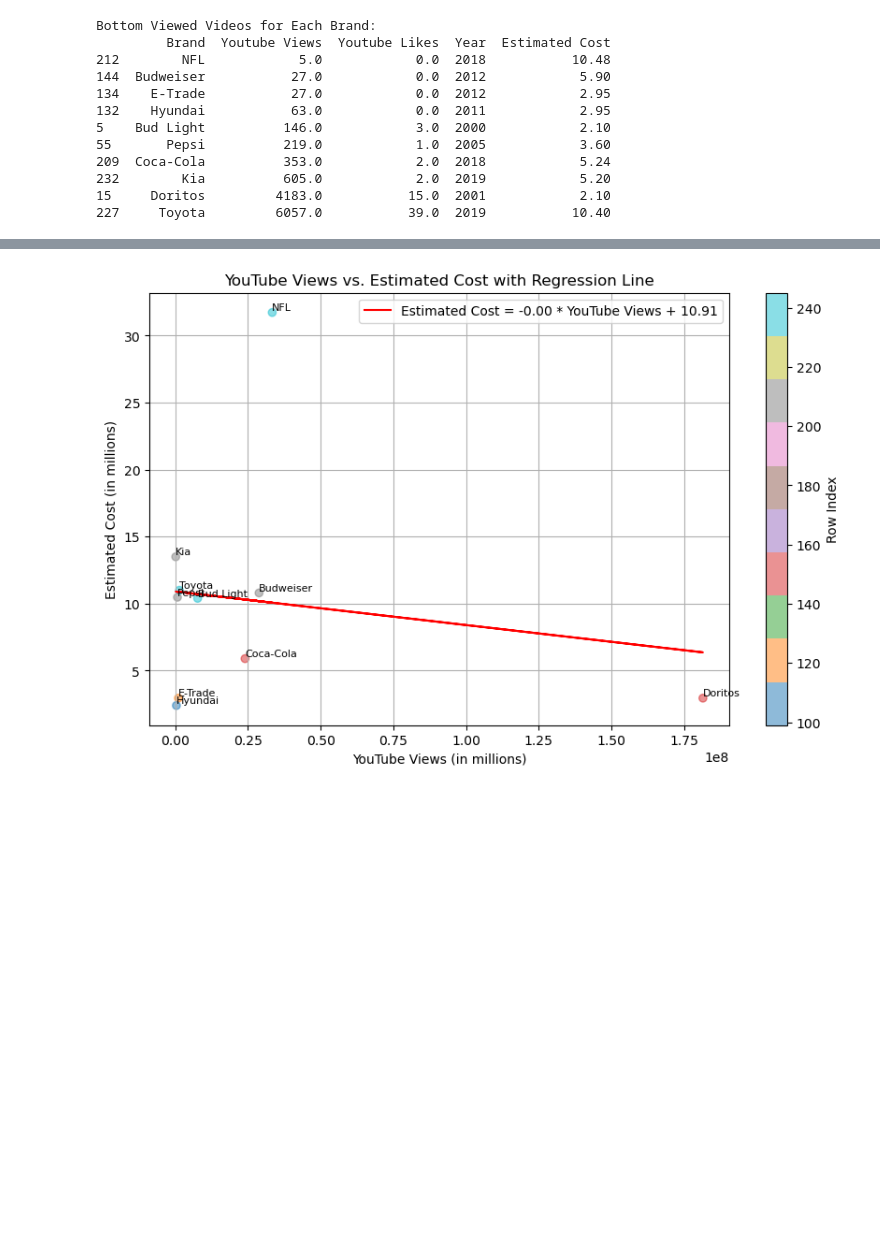
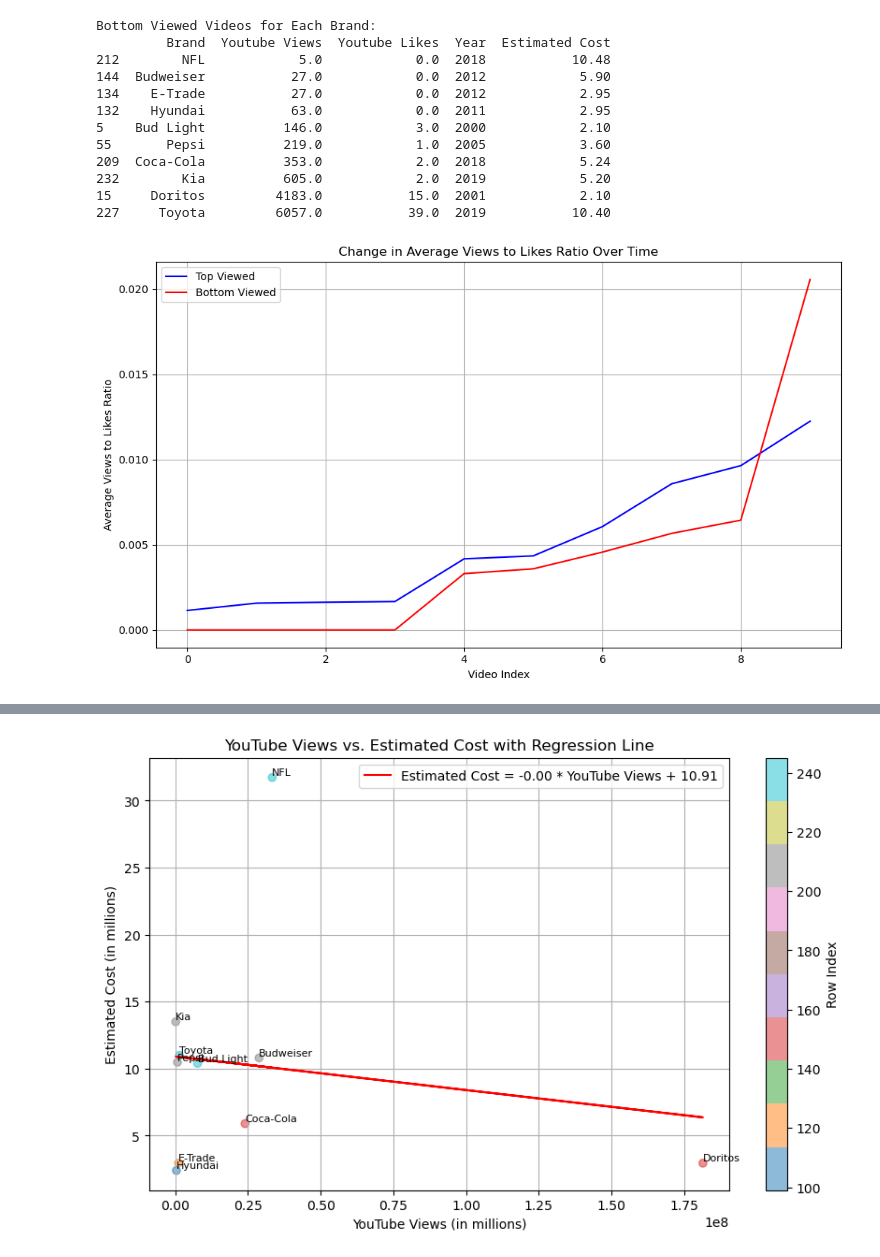
Before and after one commit to Dference/Project-1, a Jupyter notebook: superbowl.ipynb, the cells around one changed output, grey strips where cells are left out. Saved outputs shown, nothing was run; the diff lists cells and outputs as text; code cells hidden in the pictures; blank space fills up the shorter version.

```diff
--- a/superbowl.ipynb
+++ b/superbowl.ipynb
@@ -110,3 +110,33 @@ Bottom Viewed Videos for Each Brand:
 232        Kia          605.0            2.0  2019            5.20
 15     Doritos         4183.0           15.0  2001            2.10
 227     Toyota         6057.0           39.0  2019           10.40
+# %%
+
+# Calculate the average views to likes ratio for top viewed videos
+top_views_ratio = top_views_videos_sorted['Youtube Likes'] / top_views_videos_sorted['Youtube Views']
+
+# Calculate the average views to likes ratio for bottom viewed videos
+bottom_views_ratio = bottom_views_videos_sorted['Youtube Likes'] / bottom_views_videos_sorted['Youtube Views']
+
+# Sort the data in ascending order
+top_views_ratio = top_views_ratio.sort_values(ascending=True)
+bottom_views_ratio = bottom_views_ratio.sort_values(ascending=True)
+
+# Plot the change in the average views to likes ratio over time using a line graph
+plt.figure(figsize=(10, 6))
+
+# Plot top views ratio
+plt.plot(top_views_ratio.values, color='blue', label='Top Viewed')
+
+# Plot bottom views ratio
+plt.plot(bottom_views_ratio.values, color='red', label='Bottom Viewed')
+
+plt.title('Change in Average Views to Likes Ratio Over Time')
+plt.xlabel('Video Index')
+plt.ylabel('Average Views to Likes Ratio')
+plt.legend()
+plt.grid(True)
+plt.tight_layout()
+plt.show()
+# %% [output]
+[figure, added]
```
Also changed, not shown: parts of 3 cells of this notebook.
